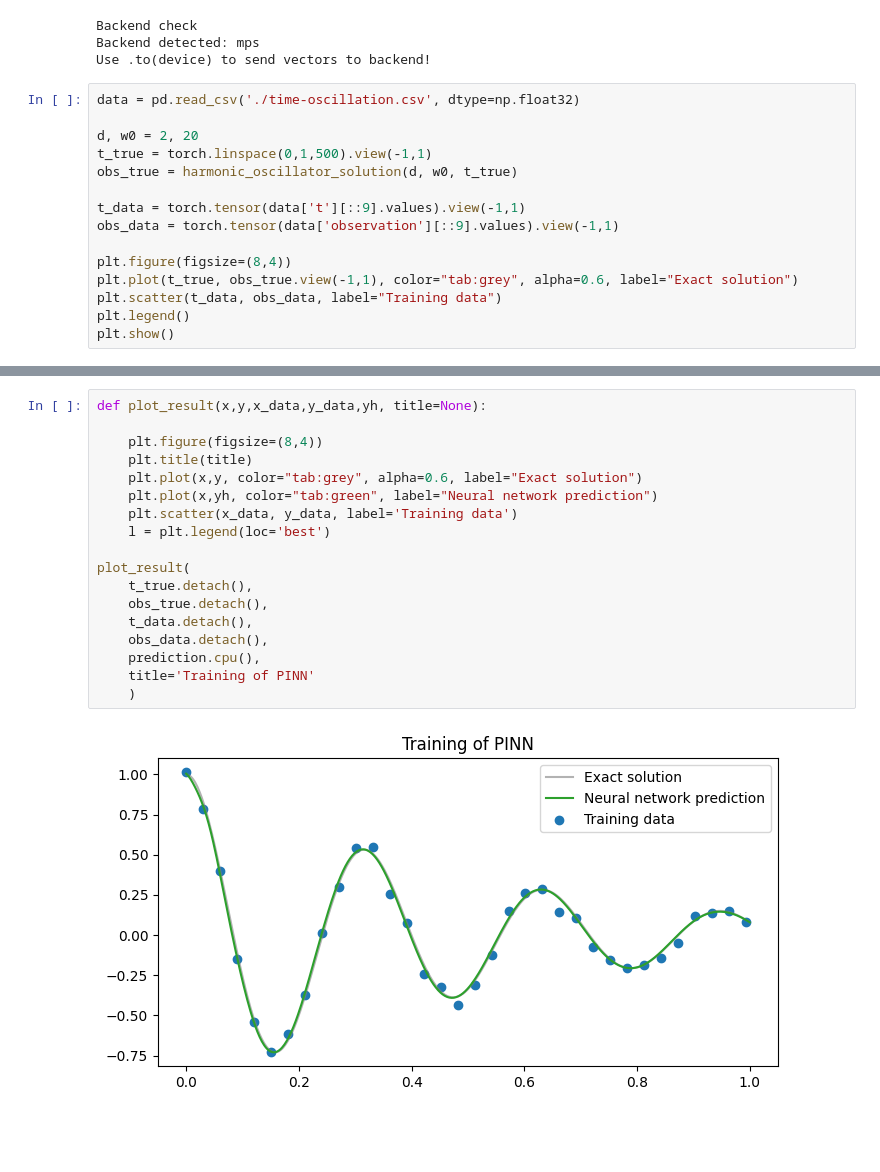
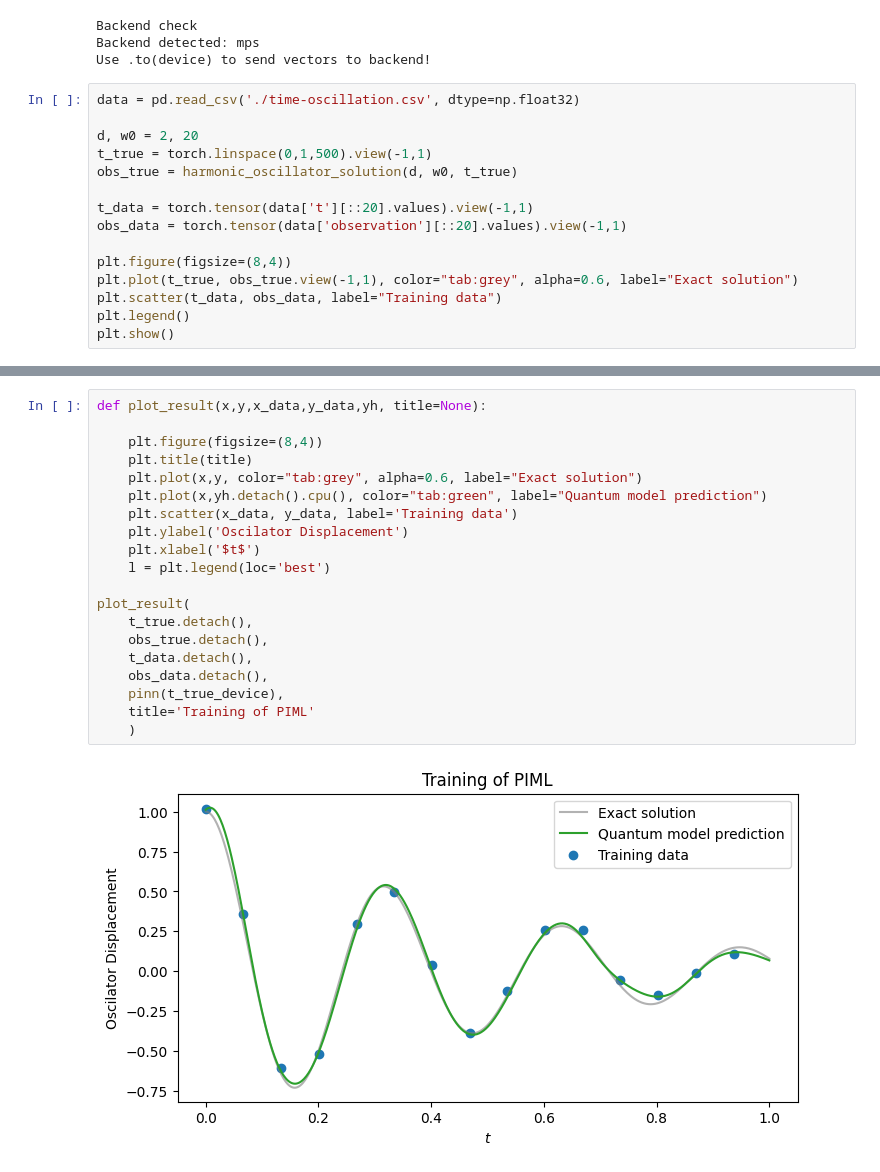
Before and after one commit to NNCT2904/harmonic-oscillator-pinn, a Jupyter notebook: PINN_parameter_recovery.ipynb, the cells around one changed output, grey strips where cells are left out. Drawn from its saved outputs; the diff is of its cells as text; blank space fills up the shorter version.

Commit message:
Even fewer data

```diff
--- a/PINN_parameter_recovery.ipynb
+++ b/PINN_parameter_recovery.ipynb
@@ -66,8 +66,8 @@ d, w0 = 2, 20
 t_true = torch.linspace(0,1,500).view(-1,1)
 obs_true = harmonic_oscillator_solution(d, w0, t_true)
 
-t_data = torch.tensor(data['t'][::9].values).view(-1,1)
-obs_data = torch.tensor(data['observation'][::9].values).view(-1,1)
+t_data = torch.tensor(data['t'][::20].values).view(-1,1)
+obs_data = torch.tensor(data['observation'][::20].values).view(-1,1)
 
 plt.figure(figsize=(8,4))
 plt.plot(t_true, obs_true.view(-1,1), color="tab:grey", alpha=0.6, label="Exact solution")
@@ -132,23 +146,25 @@ for i in range(15001):
 # %%
 def plot_result(x,y,x_data,y_data,yh, title=None):
 
     plt.figure(figsize=(8,4))
     plt.title(title)
     plt.plot(x,y, color="tab:grey", alpha=0.6, label="Exact solution")
-    plt.plot(x,yh, color="tab:green", label="Neural network prediction")
+    plt.plot(x,yh.detach().cpu(), color="tab:green", label="Quantum model prediction")
     plt.scatter(x_data, y_data, label='Training data')
+    plt.ylabel('Oscilator Displacement')
+    plt.xlabel('$t$')
     l = plt.legend(loc='best')
 
 plot_result(
     t_true.detach(),
     obs_true.detach(),
     t_data.detach(),
     obs_data.detach(),
-    prediction.cpu(),
-    title='Training of PINN'
+    pinn(t_true_device),
+    title='Training of PIML'
     )
 # %% [output]
-[figure, old version]
+[figure, new version]
 # %%
 print(f'mu = {mu}')
 
```
Also changed, not shown: parts of 4 cells of this notebook, 8 other files.
